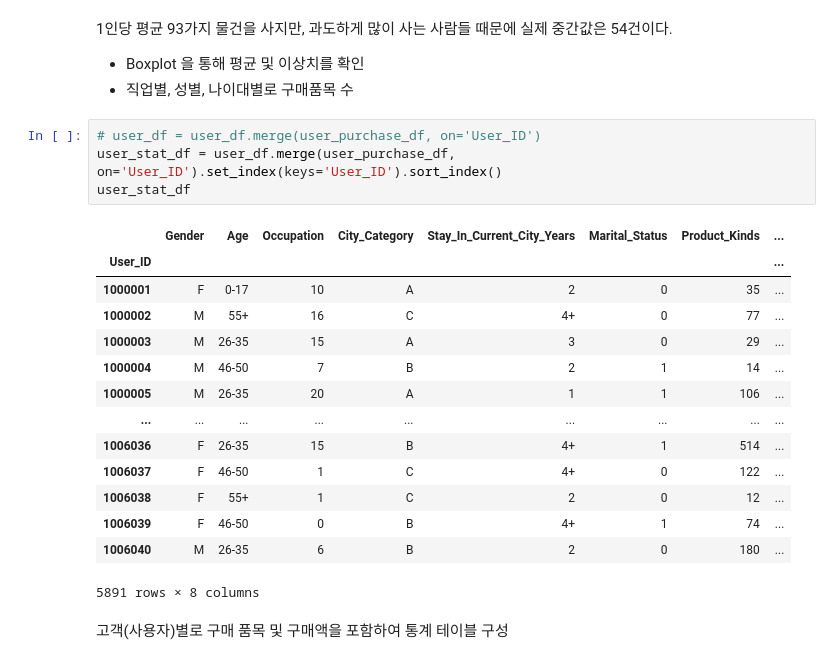
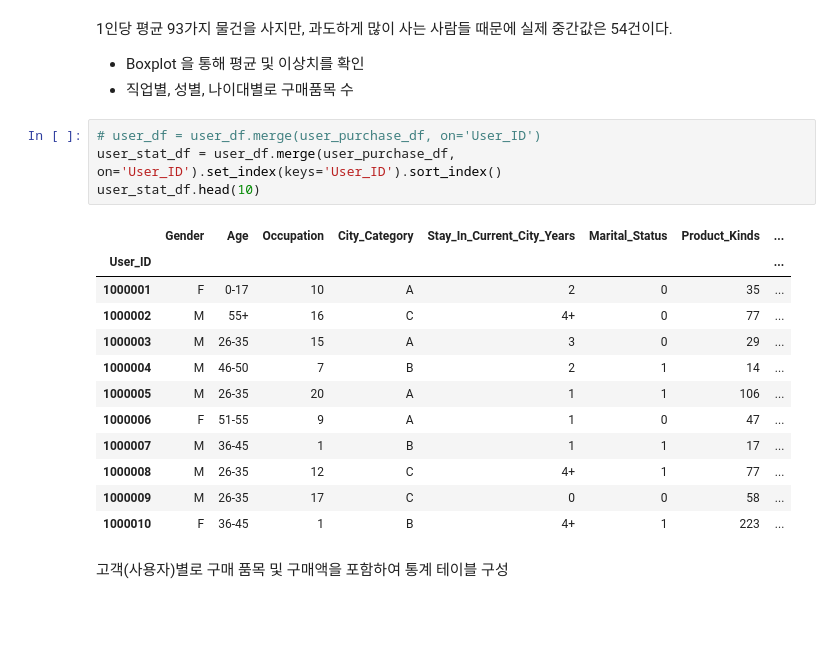
Before and after one commit to cherrima/hipython, a Jupyter notebook: Walmart/Walmart_Sales분석_강창희.ipynb, the cells around one changed output. Drawn from its saved outputs; the diff is of its cells as text; blank space fills up the shorter version.

```diff
--- a/Walmart/Walmart_Sales분석_강창희.ipynb
+++ b/Walmart/Walmart_Sales분석_강창희.ipynb
@@ -153,21 +170,19 @@ user_purchase_df.describe()
 # %%
 # user_df = user_df.merge(user_purchase_df, on='User_ID')
 user_stat_df = user_df.merge(user_purchase_df, on='User_ID').set_index(keys='User_ID').sort_index()
-user_stat_df
+user_stat_df.head(10)
 # %% [output]
 |  | Gender | Age | Occupation | City_Category | Stay_In_Current_City_Years | Marital_Status | Product_Kinds | ... |
 | User_ID |  |  |  |  |  |  |  | ... |
 | 1000001 | F | 0-17 | 10 | A | 2 | 0 | 35 | ... |
 | 1000002 | M | 55+ | 16 | C | 4+ | 0 | 77 | ... |
 | 1000003 | M | 26-35 | 15 | A | 3 | 0 | 29 | ... |
 | 1000004 | M | 46-50 | 7 | B | 2 | 1 | 14 | ... |
 | 1000005 | M | 26-35 | 20 | A | 1 | 1 | 106 | ... |
-| ... | ... | ... | ... | ... | ... | ... | ... | ... |
-| 1006036 | F | 26-35 | 15 | B | 4+ | 1 | 514 | ... |
-| 1006037 | F | 46-50 | 1 | C | 4+ | 0 | 122 | ... |
-| 1006038 | F | 55+ | 1 | C | 2 | 0 | 12 | ... |
-| 1006039 | F | 46-50 | 0 | B | 4+ | 1 | 74 | ... |
-| 1006040 | M | 26-35 | 6 | B | 2 | 0 | 180 | ... |
+| 1000006 | F | 51-55 | 9 | A | 1 | 0 | 47 | ... |
+| 1000007 | M | 36-45 | 1 | B | 1 | 1 | 17 | ... |
+| 1000008 | M | 26-35 | 12 | C | 4+ | 1 | 77 | ... |
+| 1000009 | M | 26-35 | 17 | C | 0 | 0 | 58 | ... |
+| 1000010 | F | 36-45 | 1 | B | 4+ | 1 | 223 | ... |
-5891 rows × 8 columns
 # %% [markdown]
 고객(사용자)별로 구매 품목 및 구매액을 포함하여 통계 테이블 구성
```
Also changed, not shown: parts of 10 cells of this notebook, 3 other files.
